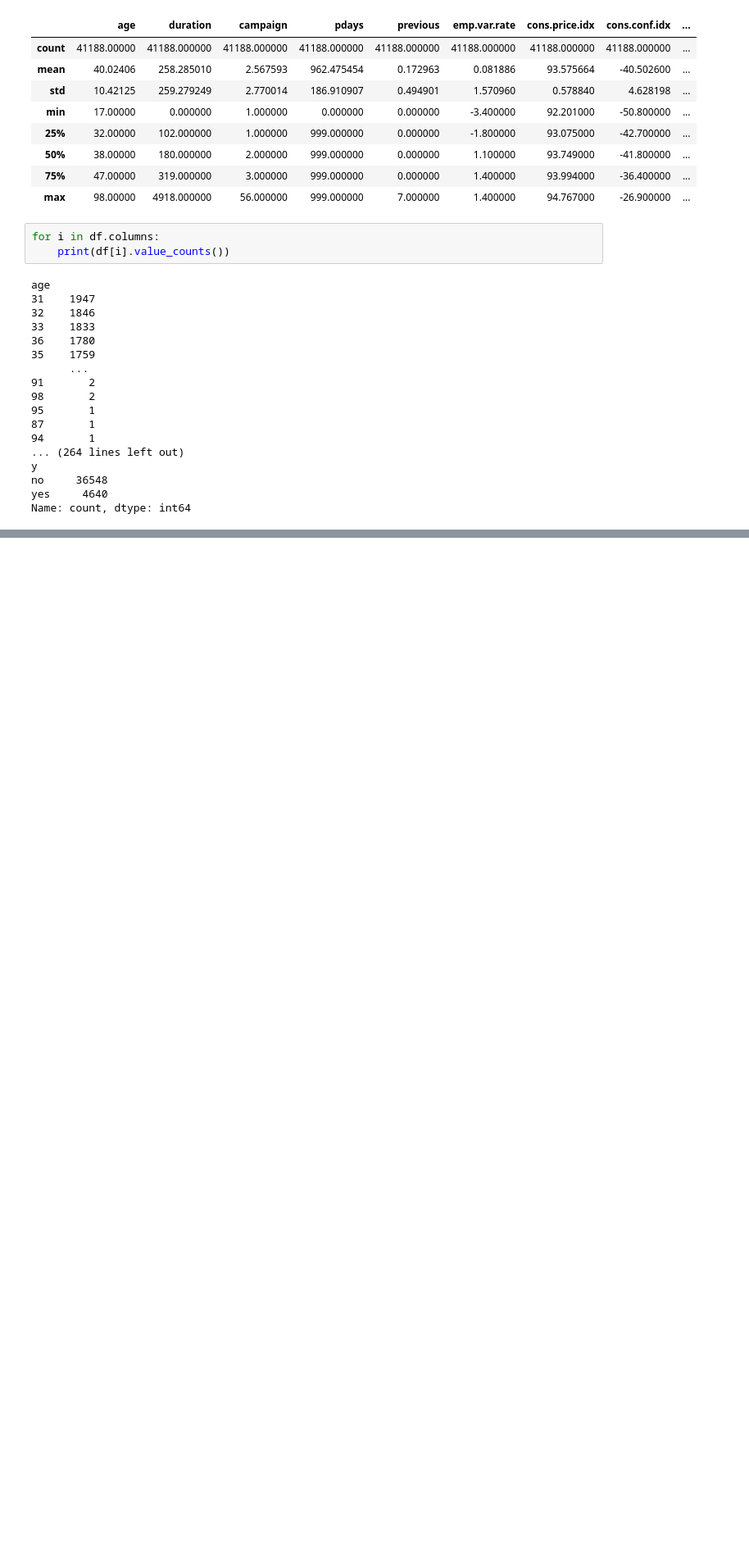
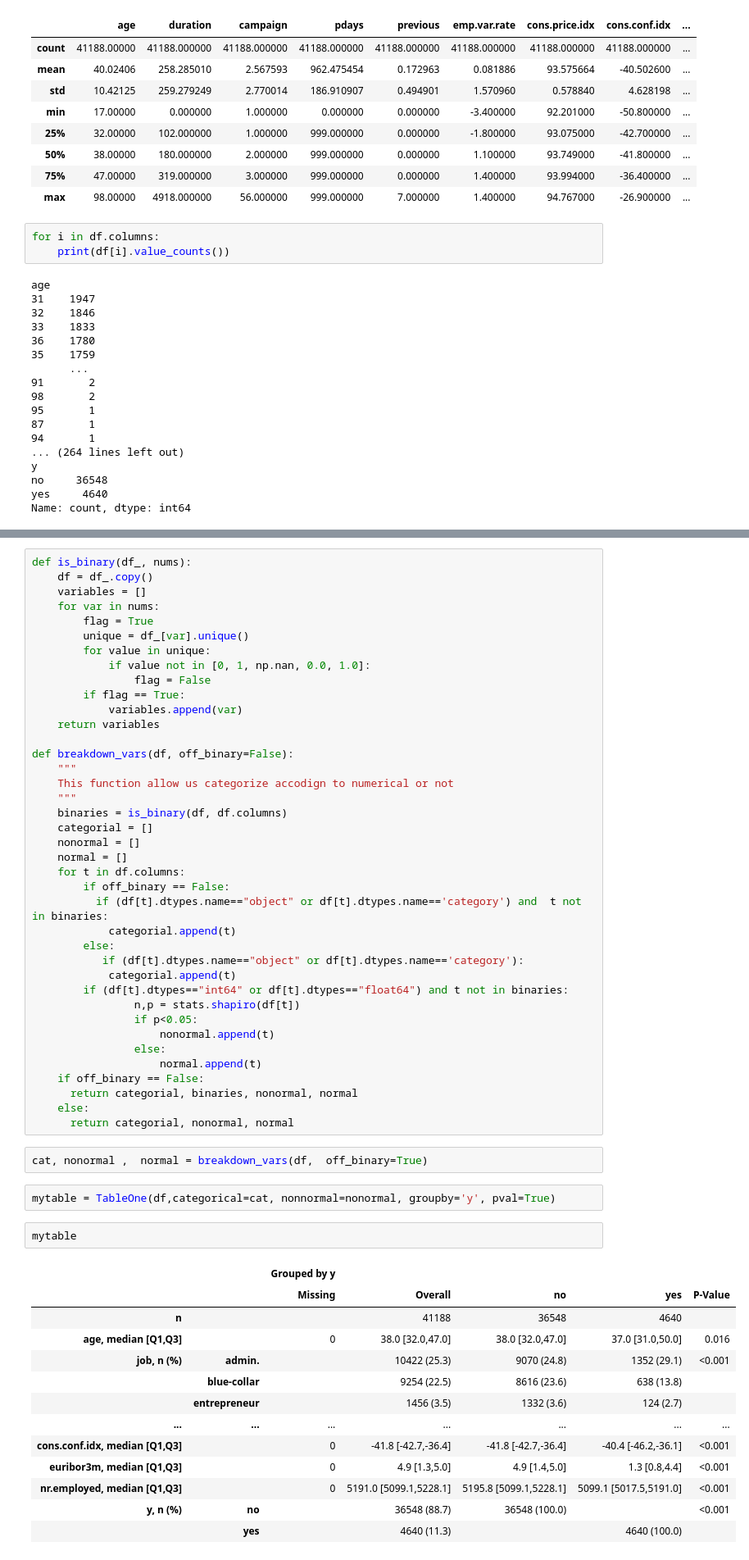
Before and after one commit to arturofgarza/machine-learning-python-template, a Jupyter notebook: src/Regresion Logistica Correcta.ipynb, the cells around one changed output, grey strips where cells are left out. Shown: that part at 82% size. Cells and saved outputs as stored; diff of their text form; blank space fills up the shorter version.

```diff
--- a/src/Regresion Logistica Correcta.ipynb
+++ b/src/Regresion Logistica Correcta.ipynb
@@ -94,0 +117,59 @@ df['charges_high'] = np.where(df['charges'] > threshold, 1, 0)
+# %%
+def is_binary(df_, nums):
+    df = df_.copy()
+    variables = []
+    for var in nums:
+        flag = True
+        unique = df_[var].unique()
+        for value in unique:
+            if value not in [0, 1, np.nan, 0.0, 1.0]:
+                flag = False
+        if flag == True:
+            variables.append(var)
+    return variables
+
+def breakdown_vars(df, off_binary=False):
+    """
+    This function allow us categorize accodign to numerical or not
+    """
+    binaries = is_binary(df, df.columns)
+    categorial = []
+    nonormal = []
+    normal = []
+    for t in df.columns:
+        if off_binary == False:
+          if (df[t].dtypes.name=="object" or df[t].dtypes.name=='category') and  t not in binaries:
+            categorial.append(t)
+        else:
+           if (df[t].dtypes.name=="object" or df[t].dtypes.name=='category'):
+            categorial.append(t)
+        if (df[t].dtypes=="int64" or df[t].dtypes=="float64") and t not in binaries:
+                n,p = stats.shapiro(df[t])
+                if p<0.05:
+                    nonormal.append(t)
+                else:
+                    normal.append(t)
+    if off_binary == False:
+      return categorial, binaries, nonormal, normal
+    else:
+      return categorial, nonormal, normal
+# %%
+cat, nonormal ,  normal = breakdown_vars(df,  off_binary=True)
+# %%
+mytable = TableOne(df,categorical=cat, nonnormal=nonormal, groupby='y', pval=True)
+# %%
+mytable
+# %% [output]
+|  |  | Grouped by y |  |  |  |  |
+|  |  | Missing | Overall | no | yes | P-Value |
+| n |  |  | 41188 | 36548 | 4640 |  |
+| age, median [Q1,Q3] |  | 0 | 38.0 [32.0,47.0] | 38.0 [32.0,47.0] | 37.0 [31.0,50.0] | 0.016 |
+| job, n (%) | admin. |  | 10422 (25.3) | 9070 (24.8) | 1352 (29.1) | <0.001 |
+|  | blue-collar |  | 9254 (22.5) | 8616 (23.6) | 638 (13.8) |  |
+|  | entrepreneur |  | 1456 (3.5) | 1332 (3.6) | 124 (2.7) |  |
+| ... | ... | ... | ... | ... | ... | ... |
+| cons.conf.idx, median [Q1,Q3] |  | 0 | -41.8 [-42.7,-36.4] | -41.8 [-42.7,-36.4] | -40.4 [-46.2,-36.1] | <0.001 |
+| euribor3m, median [Q1,Q3] |  | 0 | 4.9 [1.3,5.0] | 4.9 [1.4,5.0] | 1.3 [0.8,4.4] | <0.001 |
+| nr.employed, median [Q1,Q3] |  | 0 | 5191.0 [5099.1,5228.1] | 5195.8 [5099.1,5228.1] | 5099.1 [5017.5,5191.0] | <0.001 |
+| y, n (%) | no |  | 36548 (88.7) | 36548 (100.0) |  | <0.001 |
+|  | yes |  | 4640 (11.3) |  | 4640 (100.0) |  |
```
Also changed, not shown: parts of 14 cells of this notebook.
